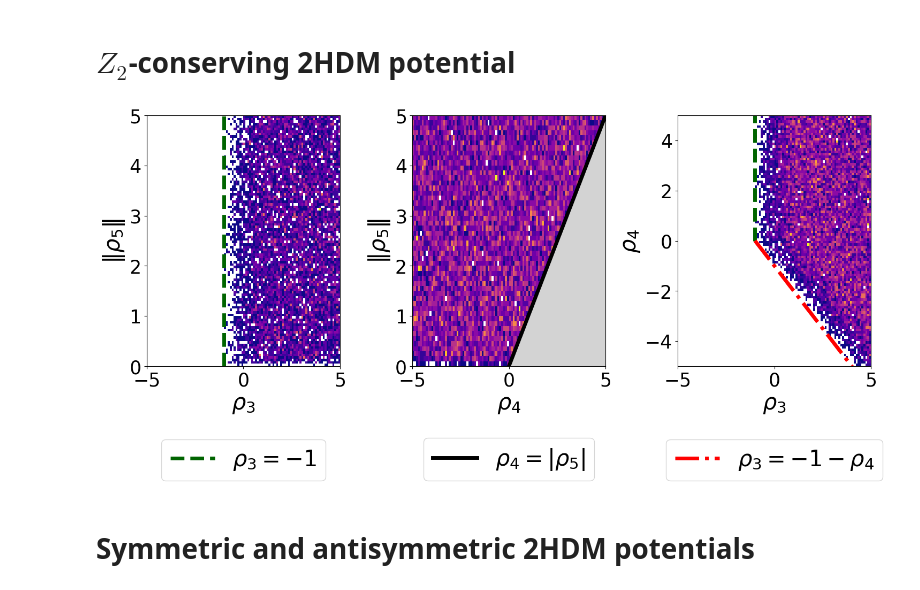
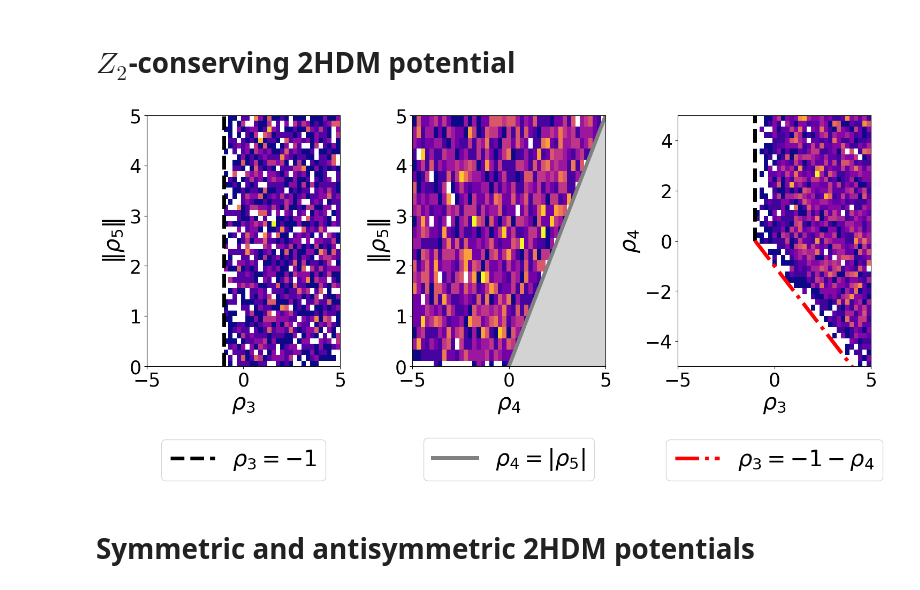
Before and after one commit to jdlpv/Theoretical-constraints-on-beyond-Standard-Model-extensions-of-the-Higgs-potential, a Jupyter notebook: parameter_visualizer.ipynb, the cells around one changed output. Cells and saved outputs as stored; diff of their text form; code cells hidden in the pictures.

```diff
--- a/parameter_visualizer.ipynb
+++ b/parameter_visualizer.ipynb
@@ -342,7 +342,7 @@ valid_values2 = np.loadtxt(file_name, delimiter=',')
 # %%
 # Settings
 cmap = 'plasma'
-bins= 100
+bins= 45
 
 fig = plt.figure(figsize=(15,8))
 
@@ -358,44 +358,44 @@ ax.set_ylabel(r'$\|\rho_{5}\|$',fontsize=30)
 ax.set_xlim([-5, 5])
 ax.set_ylim([0, 5])
 
-plt.plot(np.linspace(-1,-1,100),np.linspace(0,5,100),color='darkgreen',linestyle='--', linewidth=5)
-plt.plot([],[],color='darkgreen',linestyle='--',label=r'$\rho_{3}=-1$', linewidth=5)
+plt.plot(np.linspace(-1,-1,100),np.linspace(0,5,100),color='black',linestyle='--', linewidth=5)
+plt.plot([],[],color='black',linestyle='--',label=r'$\rho_{3}=-1$', linewidth=5)
 plt.legend(loc='lower center', bbox_to_anchor=(0.5, -0.5), fontsize=30)
 
 ax = fig.add_subplot(133)
 
 ax.hist2d(valid_values2[:,0], valid_values2[:,1], bins=bins, cmap=cmap, range=[[-5, 5], [-5, 5]], cmin=1)
 
 ax.set_xlabel(r'$\rho_{3}$',fontsize=30)
 ax.set_ylabel(r'$\rho_{4}$',fontsize=30)
 ax.set_xlim([-5, 5])
 ax.set_ylim([-5, 5])
 
-plt.plot(np.linspace(-1,-1,100),np.linspace(0,5,100),color='darkgreen', linewidth=5, linestyle='--')
+plt.plot(np.linspace(-1,-1,100),np.linspace(0,5,100),color='black', linewidth=5, linestyle='--')
 plt.plot(np.linspace(-1,5,100),-1-np.linspace(-1,5,100),color='red', linewidth=5, linestyle='-.')
 plt.plot([],[],color='red',linestyle='-.',label=r'$\rho_{3}=-1-\rho_{4}$', linewidth=5)
 plt.legend(loc='lower center', bbox_to_anchor=(0.5, -0.5), fontsize=30)
 
 
 ax = fig.add_subplot(132)
 
 ax.hist2d(valid_values2[:,1], valid_values2[:,2], bins=bins, cmap=cmap, range=[[-5, 5], [-5, 5]], cmin=1)
 
 ax.set_xlabel(r'$\rho_{4}$',fontsize=30)
 ax.set_ylabel(r'$\|\rho_{5}\|$',fontsize=30)
 ax.set_xlim([-5, 5])
 ax.set_ylim([0, 5])
 
-plt.plot([],[],color='black',linestyle='-',label=r'$\rho_{4}=|\rho_{5}|$', linewidth=5)
+plt.plot([],[],color='gray',linestyle='-',label=r'$\rho_{4}=|\rho_{5}|$', linewidth=5)
 plt.legend(loc='lower center', bbox_to_anchor=(0.5, -0.5), fontsize=30)
-plt.plot(np.linspace(0,5,100),np.linspace(0,5,100),color='black', linewidth=5, linestyle='-')
+plt.plot(np.linspace(0,5,100),np.linspace(0,5,100),color='gray', linewidth=5, linestyle='-')
 plt.fill_between(np.linspace(0,5,100), np.linspace(0,5,100), 0, color='lightgray')
 
 plt.tight_layout()
-plt.savefig('valid_parameters_2HDM_potential.png', dpi=300)
+plt.savefig('valid_parameters_2HDM_potential.png', dpi=100)
 plt.show()
 # %% [output]
-[figure, old version]
+[figure, new version]
 # %% [markdown]
 # Symmetric and antisymmetric 2HDM potentials
 # %%
```
Also changed, not shown: parts of 12 cells of this notebook.
